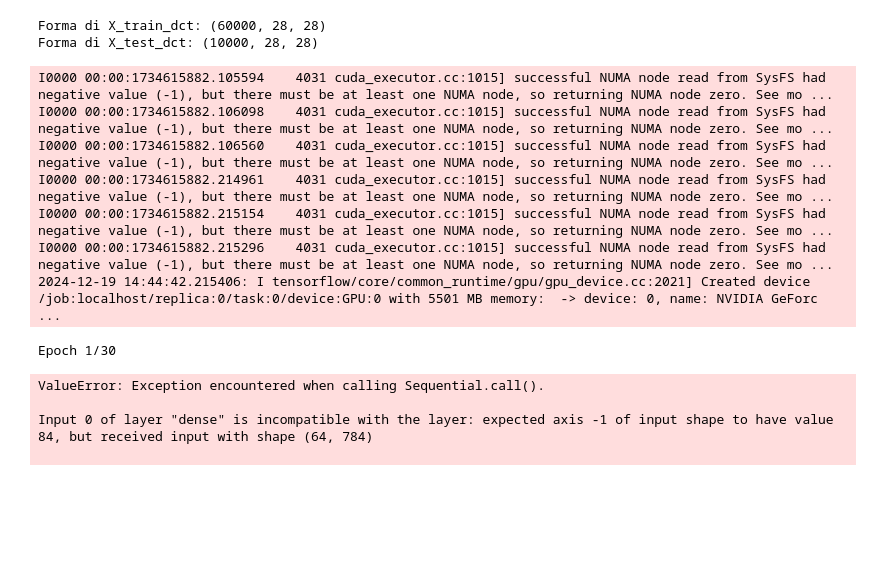
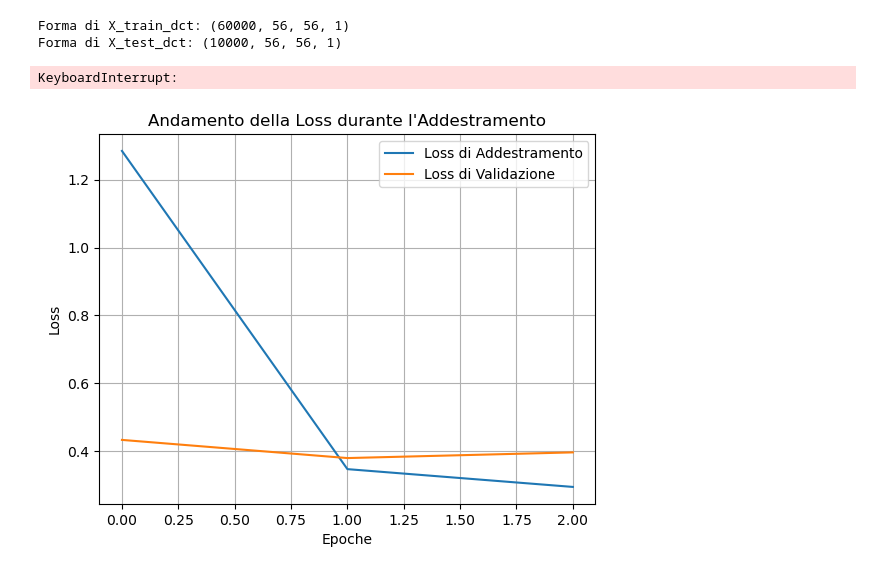
Before and after one commit to Cappetti99/FML-laboratory, a Jupyter notebook: prova2.ipynb, the cells around one changed output. Drawn from its saved outputs; the diff is of its cells as text; code cells hidden in the pictures; blank space fills up the shorter version.

```diff
--- a/prova2.ipynb
+++ b/prova2.ipynb
@@ -5,7 +5,11 @@ import numpy as np
 from tensorflow.keras import Sequential
 from tensorflow.keras.layers import Conv2D, MaxPooling2D, Flatten, Dense, Dropout, Reshape, Input,Layer
 from scipy.fftpack import dct
+import torch
 # Configurazione per la GPU
+
+torch.cuda.empty_cache()
+
 gpus = tf.config.experimental.list_physical_devices('GPU')
 if gpus:
     try:
@@ -26,8 +30,18 @@ def apply_dct(data):
     # La `type=2` rappresenta la DCT-II, che è la più comune
     return dct(dct(data, axis=0, norm='ortho'), axis=1, norm='ortho')
 
-X_train_dct = np.array([apply_dct(img) for img in X_train])  # Applica la DCT alle immagini di training
-X_test_dct = np.array([apply_dct(img) for img in X_test])  # Applica la DCT alle immagini di test
+size=(56,56)
+
+def resize_images(data, target_size):
+    # Usa TensorFlow per ridimensionare ogni immagine
+    data_resized = tf.image.resize(data[..., tf.newaxis], target_size)
+    return data_resized.numpy()
+
+X_train_resized = resize_images(X_train,size)
+X_test_resized = resize_images(X_test,size)
+
+X_train_dct = np.array([apply_dct(img) for img in X_train_resized])  # Applica la DCT alle immagini di training
+X_test_dct = np.array([apply_dct(img) for img in X_test_resized])  # Applica la DCT alle immagini di test
 
 
 print("Forma di X_train_dct:", X_train_dct.shape)
@@ -79,8 +100,8 @@ Filtro 32:
 print("Forma di X_train_dct:", X_train_dct.shape)
 print("Forma di X_test_dct:", X_test_dct.shape)
 # %% [output]
-Forma di X_train_dct: (60000, 28, 28)
-Forma di X_test_dct: (10000, 28, 28)
+Forma di X_train_dct: (60000, 56, 56, 1)
+Forma di X_test_dct: (10000, 56, 56, 1)
 # %%
 class IDCTLayer(Layer):
     def __init__(self, **kwargs):
@@ -102,7 +119,7 @@ class IDCTLayer(Layer):
         return idct_2d(inputs)
 # %%
 model = Sequential([
-    Input(shape=(28, 3)),
+    Input(shape=(56,56)),
     Flatten(),
     Dense(228, activation='relu'),
     Dense(576, activation='relu'),
@@ -113,14 +130,6 @@ model = Sequential([
     Dense(128, activation='relu'),
     Dense(10, activation='softmax')
 ])
-# %% [output]
-I0000 00:00:1734615882.105594    4031 cuda_executor.cc:1015] successful NUMA node read from SysFS had negative value (-1), but there must be at least one NUMA node, so returning NUMA node zero. See mo ...
-I0000 00:00:1734615882.106098    4031 cuda_executor.cc:1015] successful NUMA node read from SysFS had negative value (-1), but there must be at least one NUMA node, so returning NUMA node zero. See mo ...
-I0000 00:00:1734615882.106560    4031 cuda_executor.cc:1015] successful NUMA node read from SysFS had negative value (-1), but there must be at least one NUMA node, so returning NUMA node zero. See mo ...
-I0000 00:00:1734615882.214961    4031 cuda_executor.cc:1015] successful NUMA node read from SysFS had negative value (-1), but there must be at least one NUMA node, so returning NUMA node zero. See mo ...
-I0000 00:00:1734615882.215154    4031 cuda_executor.cc:1015] successful NUMA node read from SysFS had negative value (-1), but there must be at least one NUMA node, so returning NUMA node zero. See mo ...
-I0000 00:00:1734615882.215296    4031 cuda_executor.cc:1015] successful NUMA node read from SysFS had negative value (-1), but there must be at least one NUMA node, so returning NUMA node zero. See mo ...
-2024-12-19 14:44:42.215406: I tensorflow/core/common_runtime/gpu/gpu_device.cc:2021] Created device /job:localhost/replica:0/task:0/device:GPU:0 with 5501 MB memory:  -> device: 0, name: NVIDIA GeForc ...
 # %%
 # Compila il modello
 model.compile(optimizer='adam',
@@ -128,17 +137,27 @@ model.compile(optimizer='adam',
               metrics=['accuracy'])
 
 # Addestra il modello
-history = model.fit(X_train_dct, y_train, epochs=30, batch_size=64, validation_split=0.2)
+history = model.fit(X_train_dct, y_train, epochs=3, batch_size=64, validation_split=0.2)
 
-# Valuta il modello
+# Valuta il modello56
 test_loss, test_acc = model.evaluate(X_test_dct, y_test, verbose=2)
 print(f"Test accuracy: {test_acc:.2f}")
 # %% [output]
-Epoch 1/30
+KeyboardInterrupt:
-ValueError: Exception encountered when calling Sequential.call().
-
-Input 0 of layer "dense" is incompatible with the layer: expected axis -1 of input shape to have value 84, but received input with shape (64, 784)
-
+# %%
+import matplotlib.pyplot as plt
+
+# Grafico della loss
+plt.plot(history.history['loss'], label='Loss di Addestramento')
+plt.plot(history.history['val_loss'], label='Loss di Validazione')
+plt.xlabel('Epoche')
+plt.ylabel('Loss')
+plt.title('Andamento della Loss durante l\'Addestramento')
+plt.legend()
+plt.grid(True)
+plt.show()
+# %% [output]
+[figure, added]
 # %%
 import tensorflow as tf
 from tensorflow.keras import Sequential
```
Also changed, not shown: parts of 7 cells of this notebook, 2 other files.
